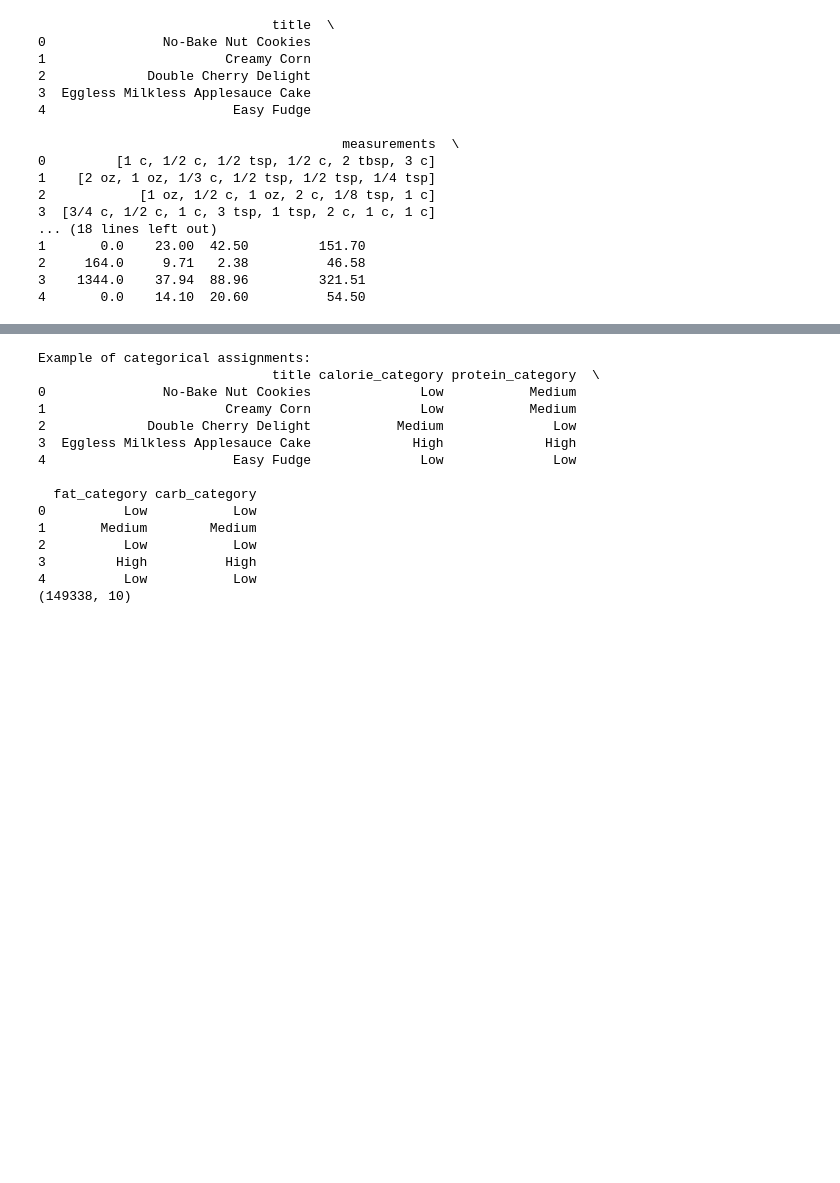
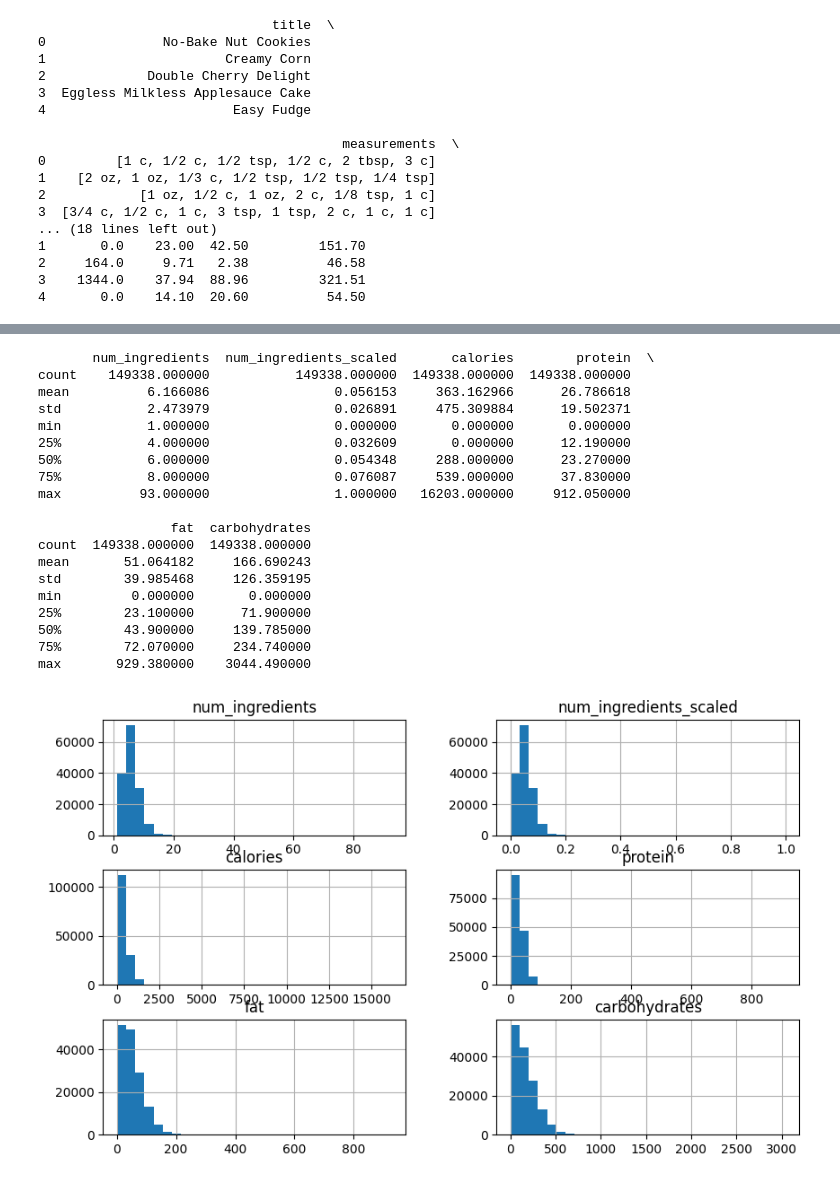
Before and after one commit to JosephW23/SmartMealPlanner, a Jupyter notebook: Main.ipynb, the cells around one changed output, grey strips where cells are left out. Saved outputs shown, nothing was run; the diff lists cells and outputs as text; code cells hidden in the pictures; blank space fills up the shorter version.

```diff
--- a/Main.ipynb
+++ b/Main.ipynb
@@ -303,31 +267,26 @@ Carb bin edges: [np.float64(0.0), np.float64(88.03209999999999), np.float64(196.
-# %%
-# Apply custom binning using pd.cut with specified labels and include_lowest flag
-bn_data['calorie_category'] = pd.cut(bn_data['calories'], bins=calorie_edges,
-                                     labels=['Low', 'Medium', 'High'], include_lowest=True)
-bn_data['protein_category'] = pd.cut(bn_data['protein'], bins=protein_edges,
-                                     labels=['Low', 'Medium', 'High'], include_lowest=True)
-bn_data['fat_category'] = pd.cut(bn_data['fat'], bins=fat_edges,
-                                 labels=['Low', 'Medium', 'High'], include_lowest=True)
-bn_data['carb_category'] = pd.cut(bn_data['carbohydrates'], bins=carb_edges,
-                                  labels=['Low', 'Medium', 'High'], include_lowest=True)
-
-# At this point you can inspect the new categorical columns directly:
-print("\nExample of categorical assignments:")
-print(bn_data[['title', 'calorie_category', 'protein_category', 'fat_category', 'carb_category']].head())
-print(bn_data.shape)
-# %% [output]
-Example of categorical assignments:
-                              title calorie_category protein_category  \
-0               No-Bake Nut Cookies              Low           Medium
-1                       Creamy Corn              Low           Medium
-2             Double Cherry Delight           Medium              Low
-3  Eggless Milkless Applesauce Cake             High             High
-4                        Easy Fudge              Low              Low
-
-  fat_category carb_category
-0          Low           Low
-1       Medium        Medium
-2          Low           Low
-3         High          High
-4          Low           Low
-(149338, 10)
+# %%
+print(df.describe())
+
+df.hist(figsize= (10, 6), bins = 30)
+plt.show()
+# %% [output]
+       num_ingredients  num_ingredients_scaled       calories        protein  \
+count    149338.000000           149338.000000  149338.000000  149338.000000
+mean          6.166086                0.056153     363.162966      26.786618
+std           2.473979                0.026891     475.309884      19.502371
+min           1.000000                0.000000       0.000000       0.000000
+25%           4.000000                0.032609       0.000000      12.190000
+50%           6.000000                0.054348     288.000000      23.270000
+75%           8.000000                0.076087     539.000000      37.830000
+max          93.000000                1.000000   16203.000000     912.050000
+
+                 fat  carbohydrates
+count  149338.000000  149338.000000
+mean       51.064182     166.690243
+std        39.985468     126.359195
+min         0.000000       0.000000
+25%        23.100000      71.900000
+50%        43.900000     139.785000
+75%        72.070000     234.740000
+max       929.380000    3044.490000
+[figure, added]
```
Also changed, not shown: parts of 11 cells of this notebook.
